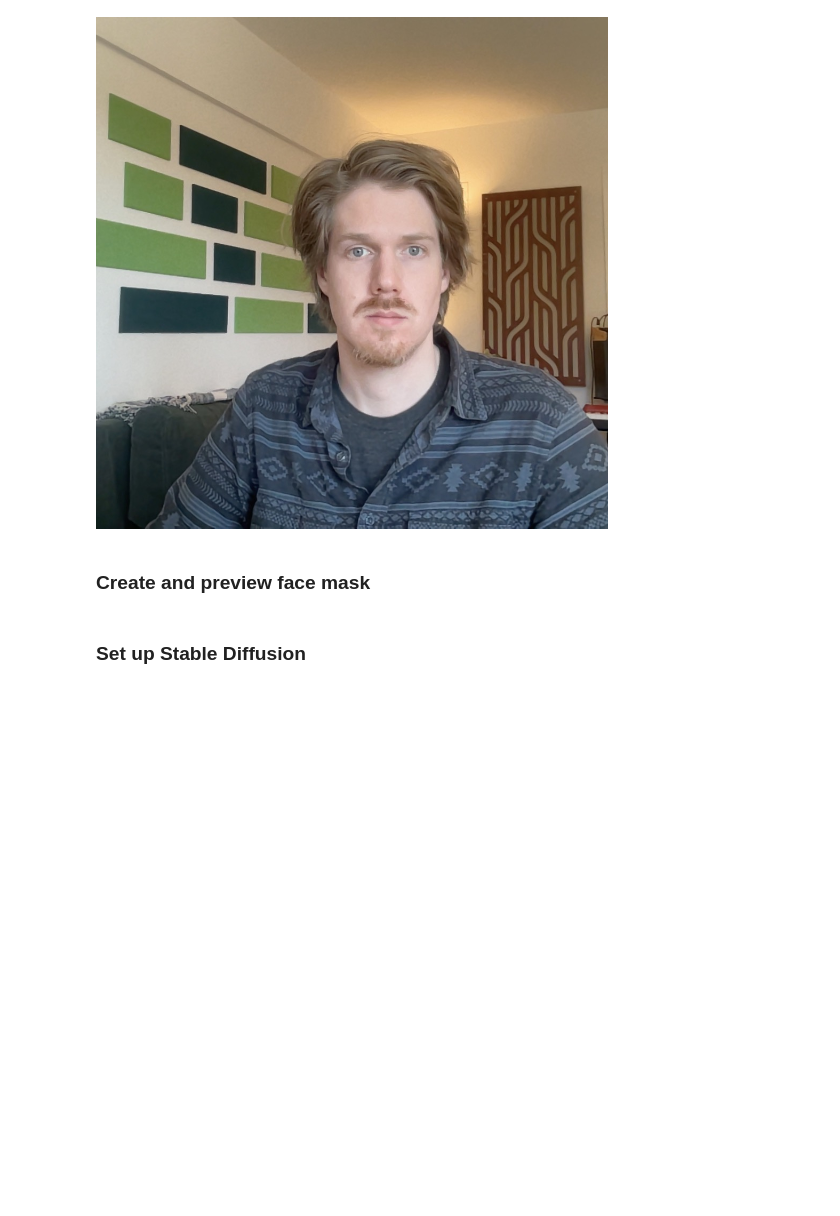
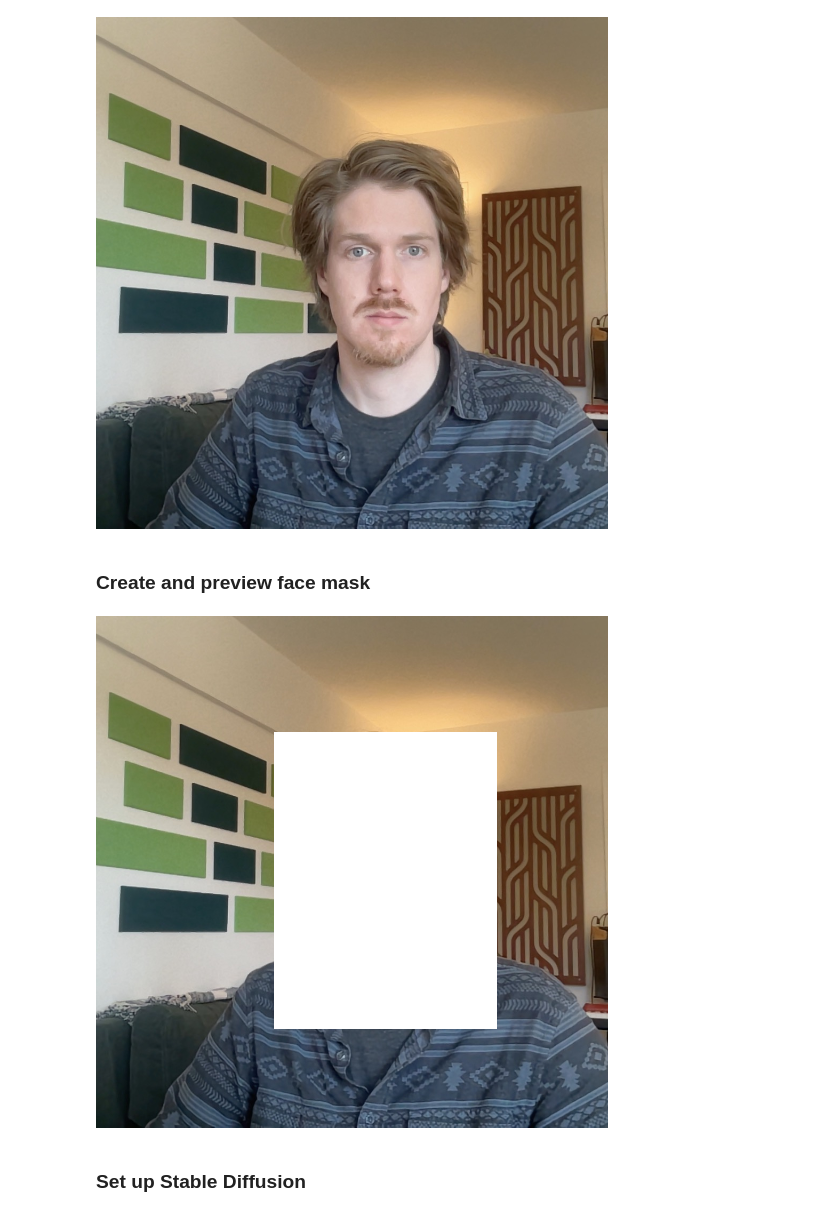
Before and after one commit to flatpickles/ML-Experiments, a Jupyter notebook: Face_Replace.ipynb, the cells around one changed output. Drawn from its saved outputs; the diff is of its cells as text; code cells hidden in the pictures; blank space fills up the shorter version.

```diff
--- a/Face_Replace.ipynb
+++ b/Face_Replace.ipynb
@@ -132,33 +128,36 @@ def generate_mask(image, invert_mask = False):
     height, width, channels = image.shape
     mask_image = image.copy()
     cv2.rectangle(
       mask_image,
       (0, 0),
       (width, height),
       (255, 255, 255) if invert_mask else (0, 0, 0),
       -1
     )
 
     # Add white to the mask where the face is detected
     if results.detections:
       box = results.detections[0].location_data.relative_bounding_box
 
       # Adjust box sizing - todo: could overflow bounds
       box.xmin -= (box.width * BOX_MULTIPLIER[0] - box.width) / 2
       box.width *= BOX_MULTIPLIER[0]
       box.ymin -= (box.height * BOX_MULTIPLIER[1] - box.height) / 2
       box.height *= BOX_MULTIPLIER[1]
 
       cv2.rectangle(
         mask_image,
         (math.floor(box.xmin * width), math.floor(box.ymin * height)),
         (math.floor((box.xmin + box.width) * width), math.floor((box.ymin + box.height) * height)),
         (0, 0, 0) if invert_mask else (255, 255, 255),
         -1
       )
     return mask_image
 
 face_mask_image = generate_mask(image_to_process)
+cv2_imshow(cv2.bitwise_or(image_to_process, face_mask_image))
+# %% [output]
+[figure, added]
 # %% [markdown]
 ### Set up Stable Diffusion
 # %%
```
Also changed, not shown: parts of 5 cells of this notebook.
